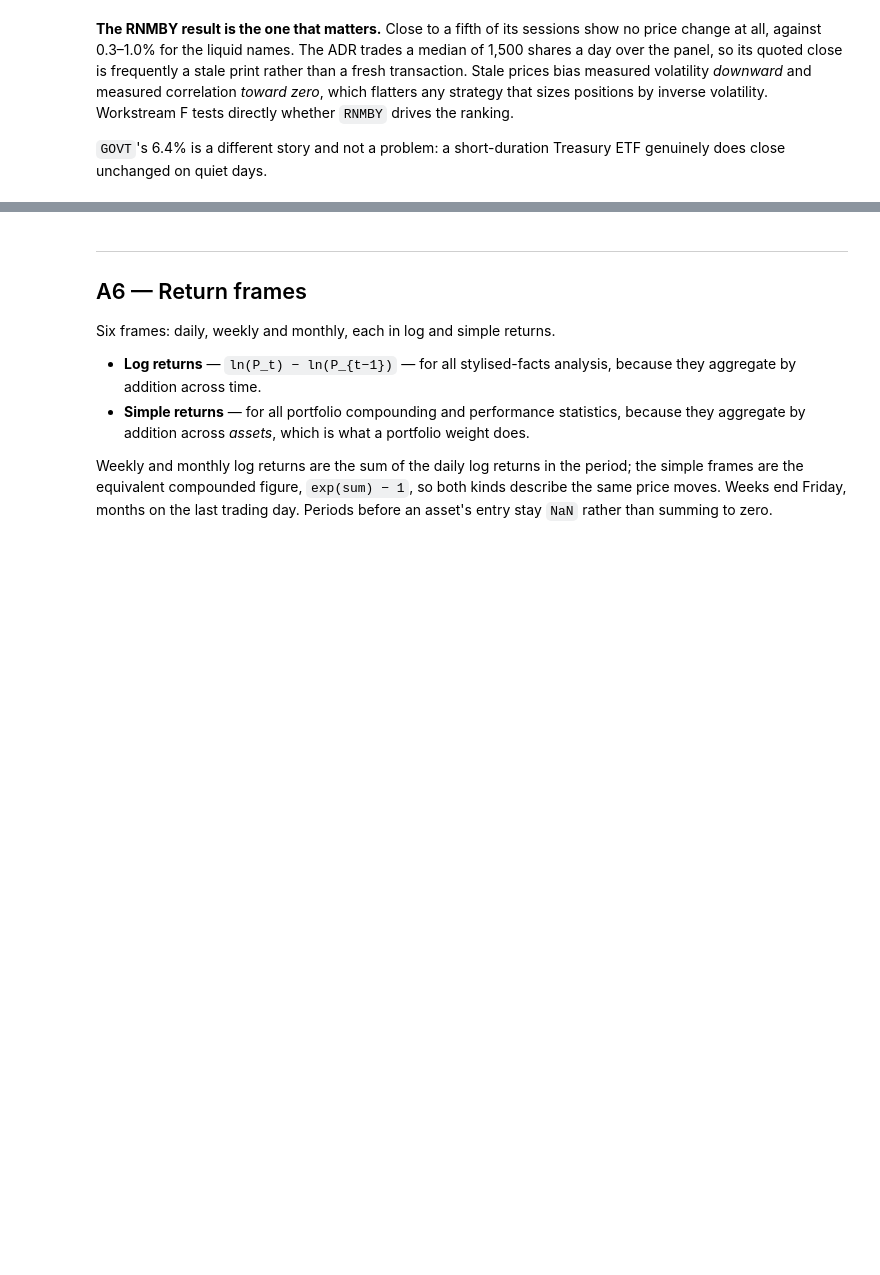
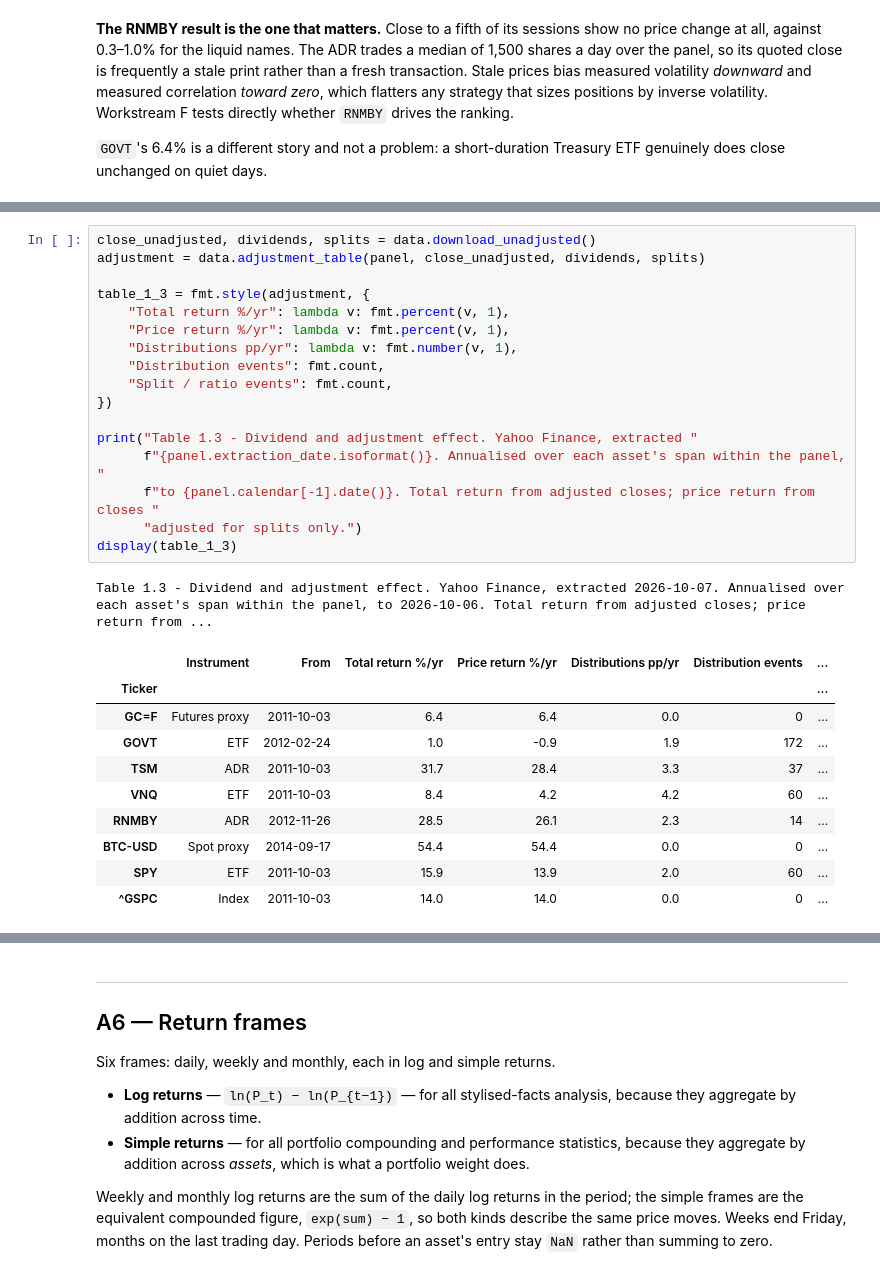
Before and after one commit to christianvanbellen/nova-ims-portfolio-management, a Jupyter notebook: notebooks/01_investment_universe.ipynb, the cells around one changed output, grey strips where cells are left out. Saved outputs shown, nothing was run; the diff lists cells and outputs as text; blank space fills up the shorter version.

Commit message:
add dividend treatment section

```diff
--- a/notebooks/01_investment_universe.ipynb
+++ b/notebooks/01_investment_universe.ipynb
@@ -288,0 +306,29 @@ close unchanged on quiet days.
+# %%
+close_unadjusted, dividends, splits = data.download_unadjusted()
+adjustment = data.adjustment_table(panel, close_unadjusted, dividends, splits)
+
+table_1_3 = fmt.style(adjustment, {
+    "Total return %/yr": lambda v: fmt.percent(v, 1),
+    "Price return %/yr": lambda v: fmt.percent(v, 1),
+    "Distributions pp/yr": lambda v: fmt.number(v, 1),
+    "Distribution events": fmt.count,
+    "Split / ratio events": fmt.count,
+})
+
+print("Table 1.3 - Dividend and adjustment effect. Yahoo Finance, extracted "
+      f"{panel.extraction_date.isoformat()}. Annualised over each asset's span within the panel, "
+      f"to {panel.calendar[-1].date()}. Total return from adjusted closes; price return from closes "
+      "adjusted for splits only.")
+display(table_1_3)
+# %% [output]
+Table 1.3 - Dividend and adjustment effect. Yahoo Finance, extracted 2026-10-07. Annualised over each asset's span within the panel, to 2026-10-06. Total return from adjusted closes; price return from ...
+|  | Instrument | From | Total return %/yr | Price return %/yr | Distributions pp/yr | Distribution events | ... |
+| Ticker |  |  |  |  |  |  | ... |
+| GC=F | Futures proxy | 2011-10-03 | 6.4 | 6.4 | 0.0 | 0 | ... |
+| GOVT | ETF | 2012-02-24 | 1.0 | -0.9 | 1.9 | 172 | ... |
+| TSM | ADR | 2011-10-03 | 31.7 | 28.4 | 3.3 | 37 | ... |
+| VNQ | ETF | 2011-10-03 | 8.4 | 4.2 | 4.2 | 60 | ... |
+| RNMBY | ADR | 2012-11-26 | 28.5 | 26.1 | 2.3 | 14 | ... |
+| BTC-USD | Spot proxy | 2014-09-17 | 54.4 | 54.4 | 0.0 | 0 | ... |
+| SPY | ETF | 2011-10-03 | 15.9 | 13.9 | 2.0 | 60 | ... |
+| ^GSPC | Index | 2011-10-03 | 14.0 | 14.0 | 0.0 | 0 | ... |
```
Also changed, not shown: parts of 12 cells of this notebook, 4 other files.
